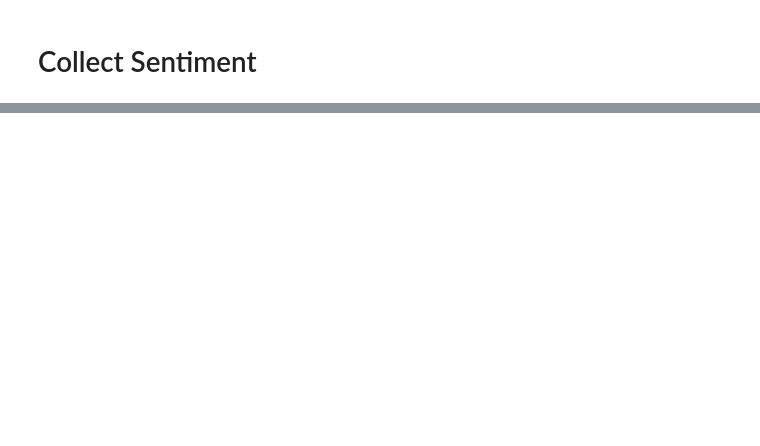
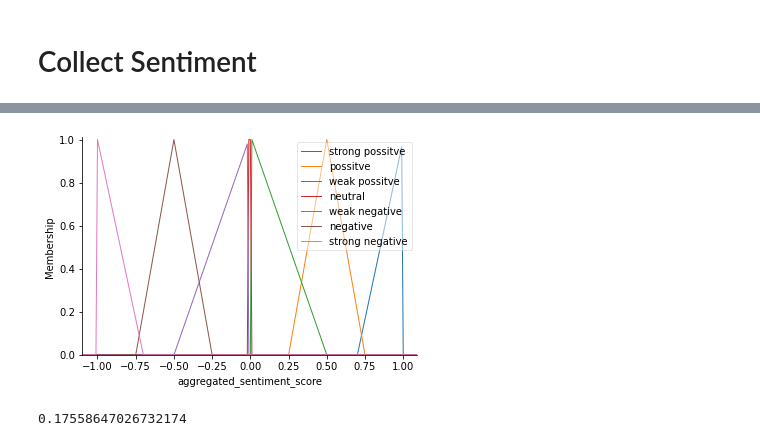
Before and after one commit to alexleong4438/crypto_price_prediction_based_on_sentiment, a Jupyter notebook: dataset/CDS590.ipynb, the cells around one changed output, grey strips where cells are left out. Cells and saved outputs as stored; diff of their text form; code cells hidden in the pictures; blank space fills up the shorter version.

```diff
--- a/dataset/CDS590.ipynb
+++ b/dataset/CDS590.ipynb
@@ -423,0 +732,16 @@ final_tweet_df.to_csv('sentiment_textBlob.csv')
+# %%
+
+aggregated_score['strong possitve'] = fuzz.trimf(aggregated_score.universe, [0.7, 1.0, 1.0])
+aggregated_score['possitve'] = fuzz.trimf(aggregated_score.universe, [0.25, 0.50, 0.75])
+aggregated_score['weak possitve'] = fuzz.trimf(aggregated_score.universe, [0.01, 0.01, 0.5])
+
+aggregated_score['neutral'] = fuzz.trapmf(aggregated_score.universe, [-0.01,-0.01 ,0.01, 0.01])
+
+aggregated_score['weak negative'] = fuzz.trimf(aggregated_score.universe, [-0.5, -0.01, -0.01])
+aggregated_score['negative'] = fuzz.trimf(aggregated_score.universe, [-0.75, -0.50, -0.25])
+aggregated_score['strong negative'] = fuzz.trimf(aggregated_score.universe, [-1.0, -1.0,-0.7])
+# %%
+#aggregated_score.automf(5)
+aggregated_score.view()
+# %% [output]
+[figure, added]
@@ -423,0 +771,9 @@ final_tweet_df.to_csv('sentiment_textBlob.csv')
+# %%
+aggregated_sentiment_score.input['sentiment_score'] = float(0.9)
+aggregated_sentiment_score.input['user_weighted'] = float(0.09) #low_influencer
+
+# Crunch the numbers
+aggregated_sentiment_score.compute()
+print(aggregated_sentiment_score.output['aggregated_sentiment_score'])
+# %% [output]
+0.17558647026732174
```
Also changed, not shown: parts of 129 cells of this notebook.
